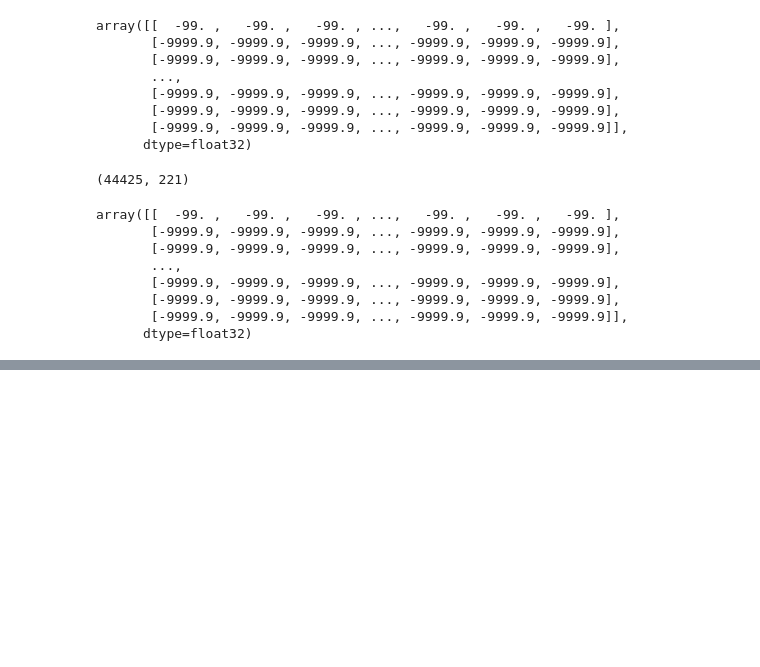
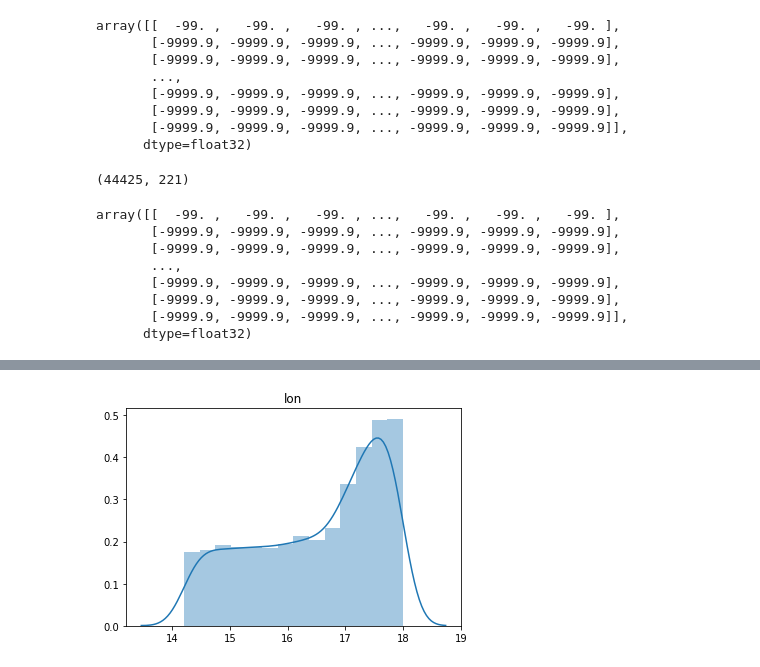
Before and after one commit to SD325/NASA_Internship_2020, a Jupyter notebook: NASA_Initial_Data_Exploration.ipynb, the cells around one changed output, grey strips where cells are left out. Drawn from its saved outputs; the diff is of its cells as text; code cells hidden in the pictures; blank space fills up the shorter version.

```diff
--- a/NASA_Initial_Data_Exploration.ipynb
+++ b/NASA_Initial_Data_Exploration.ipynb
@@ -262,0 +276,6 @@ plt.show()
+# %%
+sns.distplot(lon)
+plt.title("lon")
+plt.show()
+# %% [output]
+[figure, added]
```
Also changed, not shown: parts of 8 cells of this notebook.
